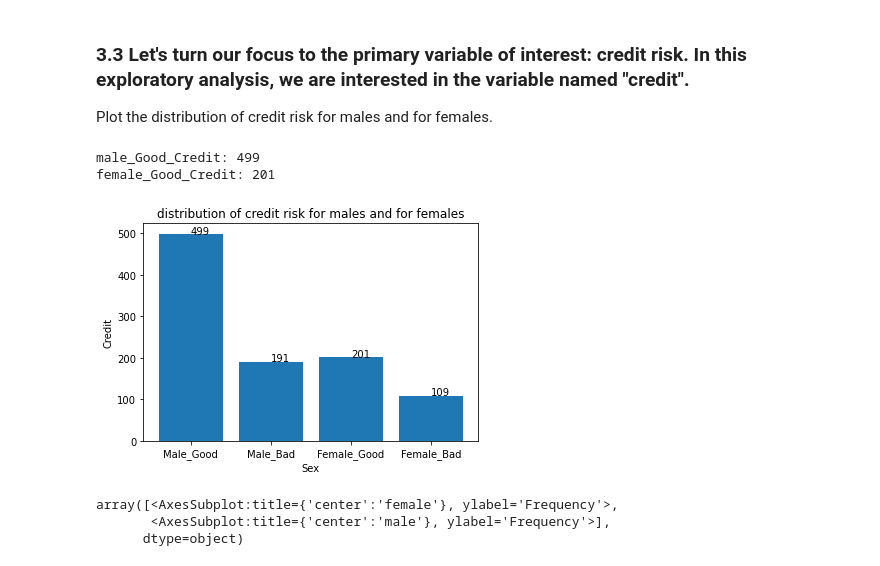
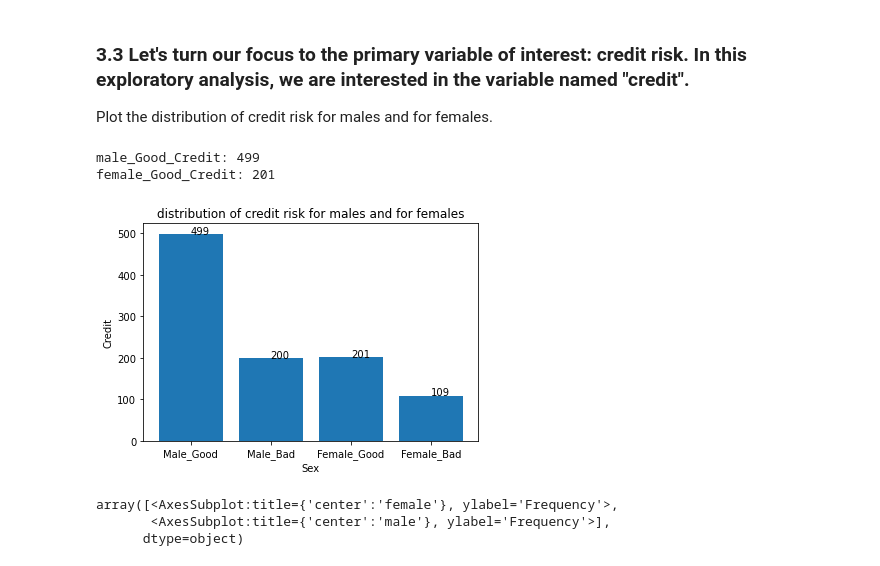
Before and after one commit to YHWOO13/PURDUE-2024-SPRING, a Jupyter notebook: CNIT581_RDM/Assignment1/assignment-1.ipynb, the cells around one changed output. Saved outputs shown, nothing was run; the diff lists cells and outputs as text; code cells hidden in the pictures.

```diff
--- a/CNIT581_RDM/Assignment1/assignment-1.ipynb
+++ b/CNIT581_RDM/Assignment1/assignment-1.ipynb
@@ -223,32 +225,30 @@ young male -> young female -> old male -> old female.
 Plot the distribution of credit risk for males and for females.
-# %%
-# 1 = Good, 2 = Bad
-print("male_Good_Credit:", len(data_df[(data_df['sex']=='male') & (data_df['credit']==1)]))
-print("female_Good_Credit:", len(data_df[(data_df['sex']=='female') & (data_df['credit']==1)]))
-# %% [output]
-male_Good_Credit: 499
-female_Good_Credit: 201
 # %%
+# 1 = Good, 2 = Bad
+print("male_Good_Credit:", len(data_df[(data_df['sex']=='male') & (data_df['credit']==1)]))
+print("female_Good_Credit:", len(data_df[(data_df['sex']=='female') & (data_df['credit']==1)]))
 # making the bar chart on the data
 columns = ["Male_Good", "Male_Bad","Female_Good", "Female_Bad"]
-value = [499,690-499,201,310-201]
+value = [499,690-490,201,310-201]
 plt.bar(columns, value)
 
 # calling the function to add value labels
 def addlabels(columns, value):
     for i in range(len(columns)):
         plt.text(i,value[i],value[i])
 
 addlabels(columns, value)
 
 plt.title("distribution of credit risk for males and for females")
 
 plt.xlabel("Sex")
 plt.ylabel("Credit")
 
 plt.show()
 # %% [output]
+male_Good_Credit: 499
+female_Good_Credit: 201
-[figure, old version]
+[figure, new version]
 # %%
 # plot credit risk by sex
 data_df.plot.hist(column=["credit_amt"], by="sex", figsize=(7, 7))
```
Also changed, not shown: parts of 35 cells of this notebook, 1 other file.
